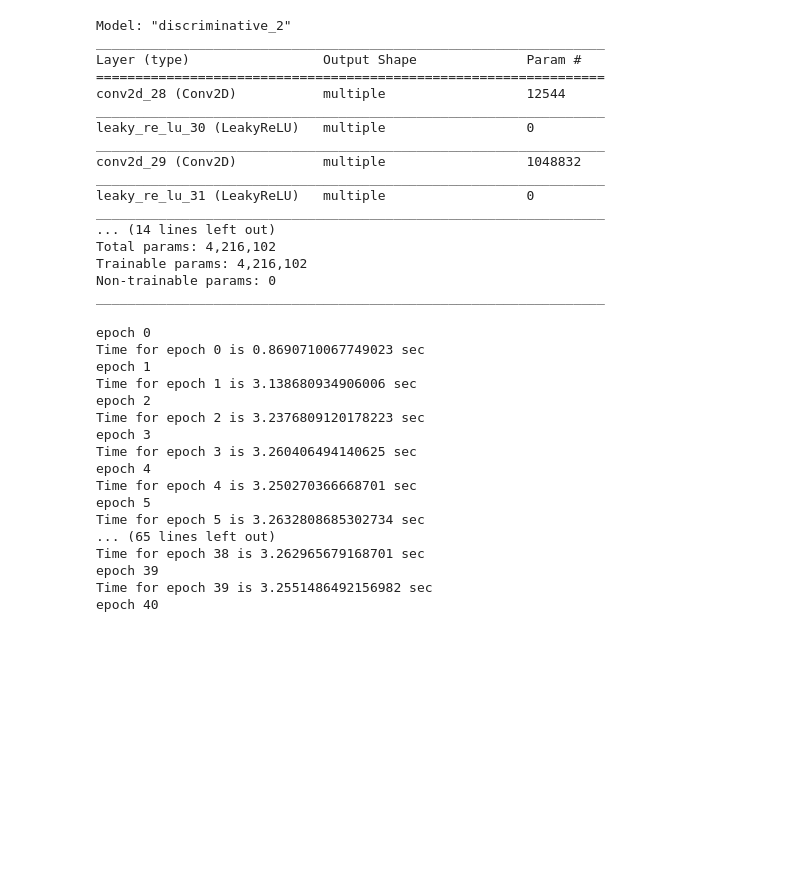
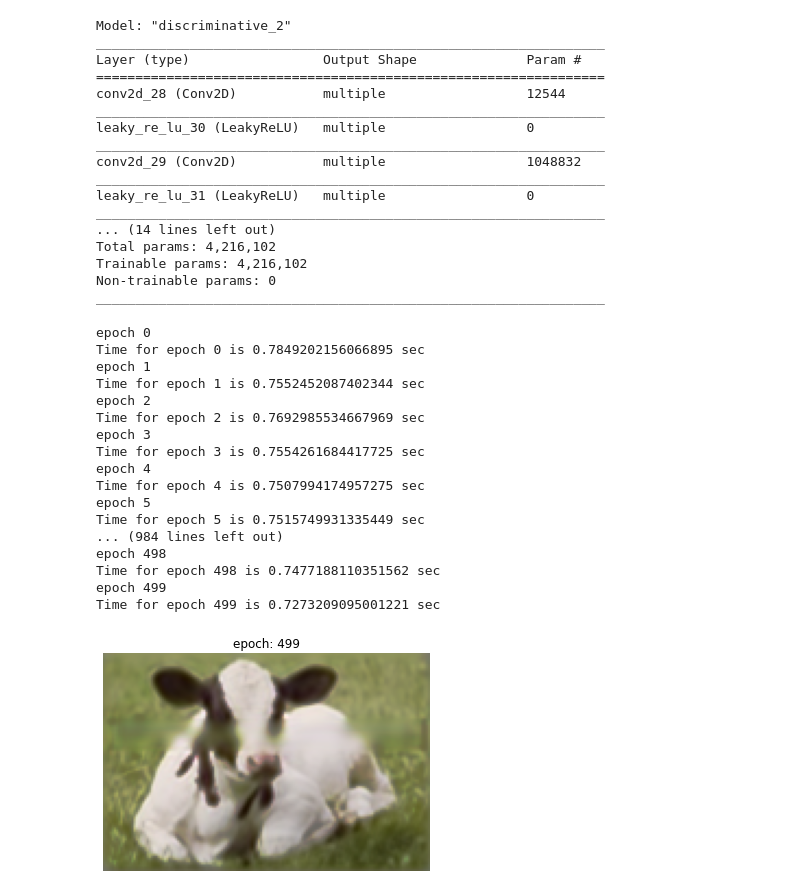
Before and after one commit to jetsql/image-processing, a Jupyter notebook: GAN.ipynb, the cells around one changed output. Saved outputs shown, nothing was run; the diff lists cells and outputs as text; code cells hidden in the pictures; blank space fills up the shorter version.

```diff
--- a/GAN.ipynb
+++ b/GAN.ipynb
@@ -114,9 +114,9 @@ class Generative(Model):
       x17 = self.transconv1(x16)
       x18 = self.leakyrelu8(x17)
       x19 = self.transconv2(x18)
-      x20 = self.leakyrelu8(x19)
+      x20 = self.leakyrelu9(x19)
       x21 = self.conv4(x20)
-      return self.leakyrelu8(x21)
+      return self.leakyrelu10(x21)
 # %%
 ## 實際使用
 # %%
@@ -185,9 +185,9 @@ discriminator_mask = Discriminative()
 discriminator.build(img_in.shape)
 discriminator.summary()
 
-generator_optimizer = optimizers.Adam(0.000001)
-discriminator_optimizer = optimizers.Adam(0.000001)
-discriminator_mask_optimizer= optimizers.Adam(0.000001)
+generator_optimizer = optimizers.Adam(0.00001)
+discriminator_optimizer = optimizers.Adam(0.00001)
+discriminator_mask_optimizer= optimizers.Adam(0.00001)
 # %% [output]
 Model: "discriminative_2"
 _________________________________________________________________
@@ -274,47 +274,59 @@ def train(img, epochs):
 
   inv_in = []
   inv_mask_img = preprocess_input(inv_mask_img)
   inv_in.append(inv_mask_img)
   inv_in = np.array(inv_in)
 
 
 
   for epoch in range(epochs):
     start = time.time()
     print("epoch %d" % epoch)
     gen_loss, disc_loss_nomask, disc_loss_invmask = train_step(img_in, mask_img_in, inv_in, inv_mask)
     g_loss_total.append(tf.math.reduce_mean(gen_loss))
     d_loss_total.append(tf.math.reduce_mean(disc_loss_nomask))
     dloss_mask_total.append(tf.math.reduce_mean(disc_loss_invmask))
     print ('Time for epoch {} is {} sec'.format(epoch , time.time()-start))
-    #generate_and_save_images(generator,epoch,mask_img_in)
+    #存檔G圖
+    generate_and_save_images(generator,epoch,mask_img_in)
 
 def generate_and_save_images(model, epoch, test_input):
   predictions = model(test_input, training=False)
-  plt.imshow(predictions[0, :, :, 0], cmap='gray')
+  #灰轉RGB
+  # generated_image = generator(x,training=False)
+  #找最大值
+  max = tf.reduce_max(predictions)
+  #找最小
+  min = tf.reduce_min(predictions)
+  #讓他壓在範圍區間，最大255，找比例乘回去
+  generated_image_re = (predictions + abs(min))*(255/(max+abs(min)))
+  generated_image_re = tf.dtypes.cast(generated_image_re, dtype=tf.int32)
+
+  plt.imshow(generated_image_re[0, :, :, :])
   plt.title('epoch: {:03d}'.format(epoch))
   plt.axis('off')
-  plt.savefig('./image/epoch{:04d}.png'.format(epoch))
+  plt.savefig('/content/drive/Shareddrives/paper/NM6104038_NM6101098_GAN_Group5/GAN_code/image/epoch{:04d}.png'.format(epoch))
 
 train(img,500)
 # %% [output]
 epoch 0
-Time for epoch 0 is 0.8690710067749023 sec
+Time for epoch 0 is 0.7849202156066895 sec
 epoch 1
-Time for epoch 1 is 3.138680934906006 sec
+Time for epoch 1 is 0.7552452087402344 sec
 epoch 2
-Time for epoch 2 is 3.2376809120178223 sec
+Time for epoch 2 is 0.7692985534667969 sec
 epoch 3
-Time for epoch 3 is 3.260406494140625 sec
+Time for epoch 3 is 0.7554261684417725 sec
 epoch 4
-Time for epoch 4 is 3.250270366668701 sec
+Time for epoch 4 is 0.7507994174957275 sec
 epoch 5
-Time for epoch 5 is 3.2632808685302734 sec
-... (65 lines left out)
-Time for epoch 38 is 3.262965679168701 sec
-epoch 39
-Time for epoch 39 is 3.2551486492156982 sec
-epoch 40
+Time for epoch 5 is 0.7515749931335449 sec
+... (984 lines left out)
+epoch 498
+Time for epoch 498 is 0.7477188110351562 sec
+epoch 499
+Time for epoch 499 is 0.7273209095001221 sec
+[figure, added]
 # %%
 plt.plot(dloss_mask_total)
 plt.title("dloss_mask_total")
```
Also changed, not shown: parts of 5 cells of this notebook.
